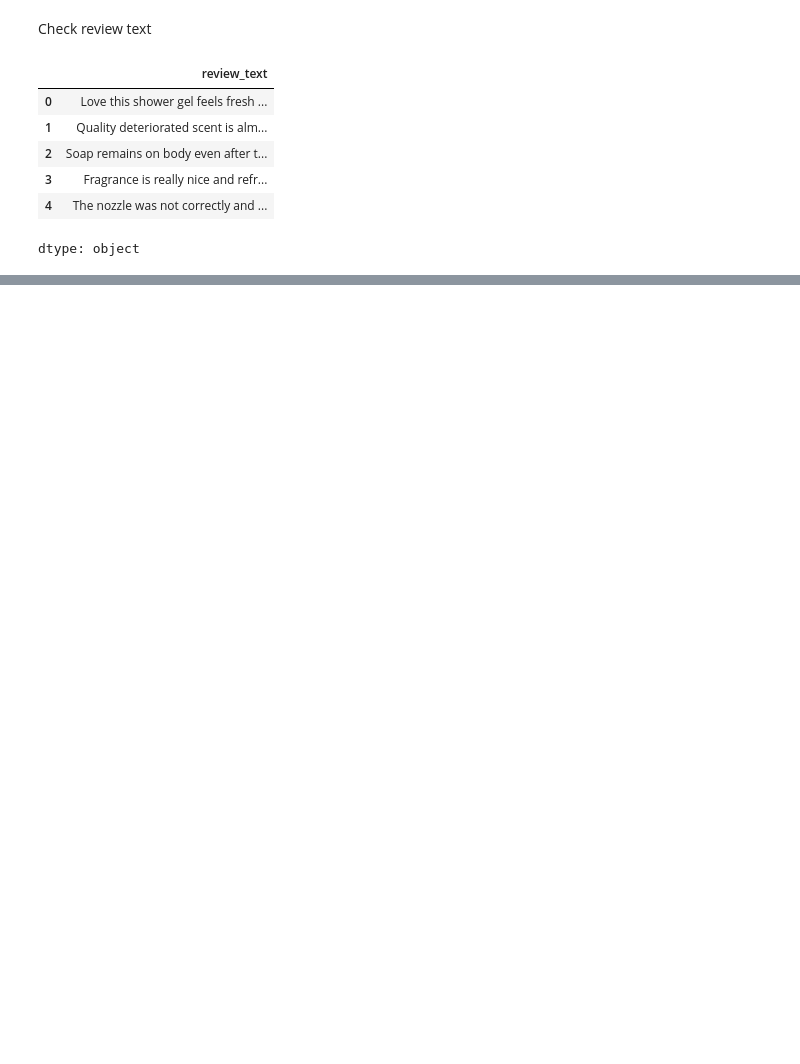
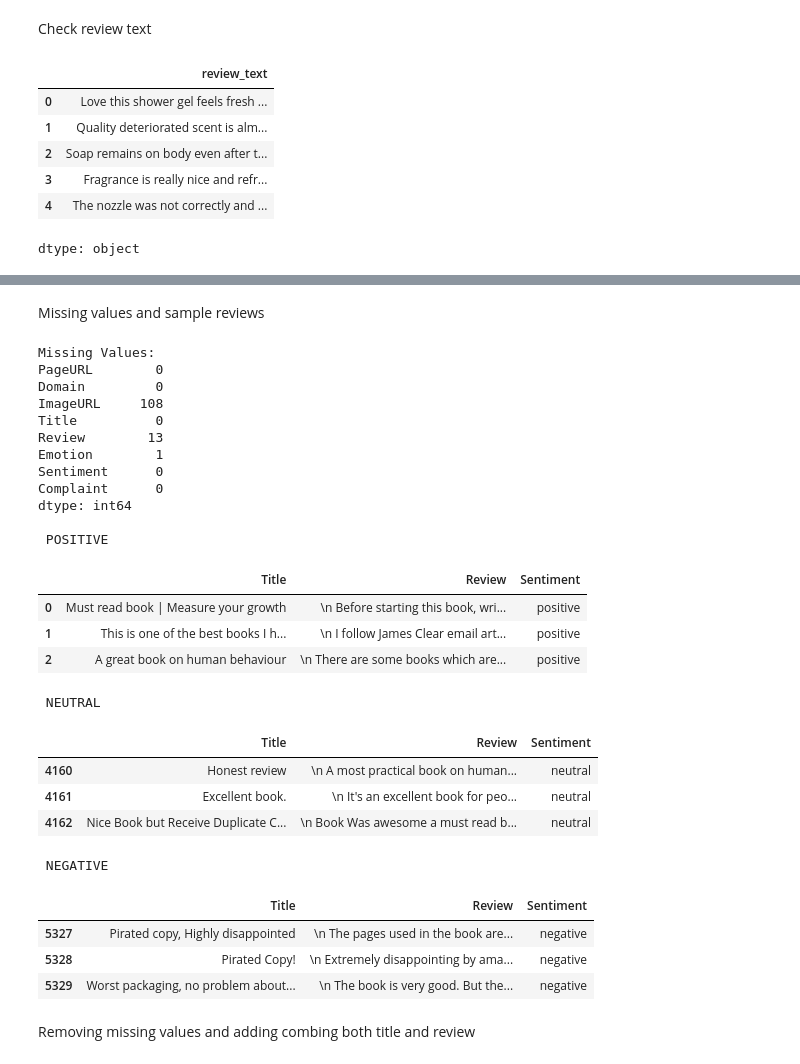
Before and after one commit to pusalaspreetham-code/amazon-review-analyzer, a Jupyter notebook: data_prepocessing/sentiment_preprocessing.ipynb, the cells around one changed output, grey strips where cells are left out. Drawn from its saved outputs; the diff is of its cells as text; code cells hidden in the pictures; blank space fills up the shorter version.

```diff
--- a/data_prepocessing/sentiment_preprocessing.ipynb
+++ b/data_prepocessing/sentiment_preprocessing.ipynb
@@ -541,0 +121,43 @@ weighted avg       0.57      0.56      0.56       300
+# %% [markdown]
+Missing values and sample reviews
+# %%
+print("Missing Values:")
+print(df1.isnull().sum())
+
+for sentiment in df1["Sentiment"].unique():
+    print("\n", sentiment.upper())
+
+    display(
+        df1[df1["Sentiment"] == sentiment][
+            ["Title", "Review", "Sentiment"]
+        ].head(3)
+    )
+# %% [output]
+Missing Values:
+PageURL        0
+Domain         0
+ImageURL     108
+Title          0
+Review        13
+Emotion        1
+Sentiment      0
+Complaint      0
+dtype: int64
+
+ POSITIVE
+|  | Title | Review | Sentiment |
+| 0 | Must read book | Measure your growth | \n Before starting this book, wri... | positive |
+| 1 | This is one of the best books I h... | \n I follow James Clear email art... | positive |
+| 2 | A great book on human behaviour | \n There are some books which are... | positive |
+ NEUTRAL
+|  | Title | Review | Sentiment |
+| 4160 | Honest review | \n A most practical book on human... | neutral |
+| 4161 | Excellent book. | \n It's an excellent book for peo... | neutral |
+| 4162 | Nice Book but Receive Duplicate C... | \n Book Was awesome a must read b... | neutral |
+ NEGATIVE
+|  | Title | Review | Sentiment |
+| 5327 | Pirated copy, Highly disappointed | \n The pages used in the book are... | negative |
+| 5328 | Pirated Copy! | \n Extremely disappointing by ama... | negative |
+| 5329 | Worst packaging, no problem about... | \n The book is very good. But the... | negative |
+# %% [markdown]
+Removing missing values and adding combing both title and review
```
Also changed, not shown: parts of 38 cells of this notebook.
